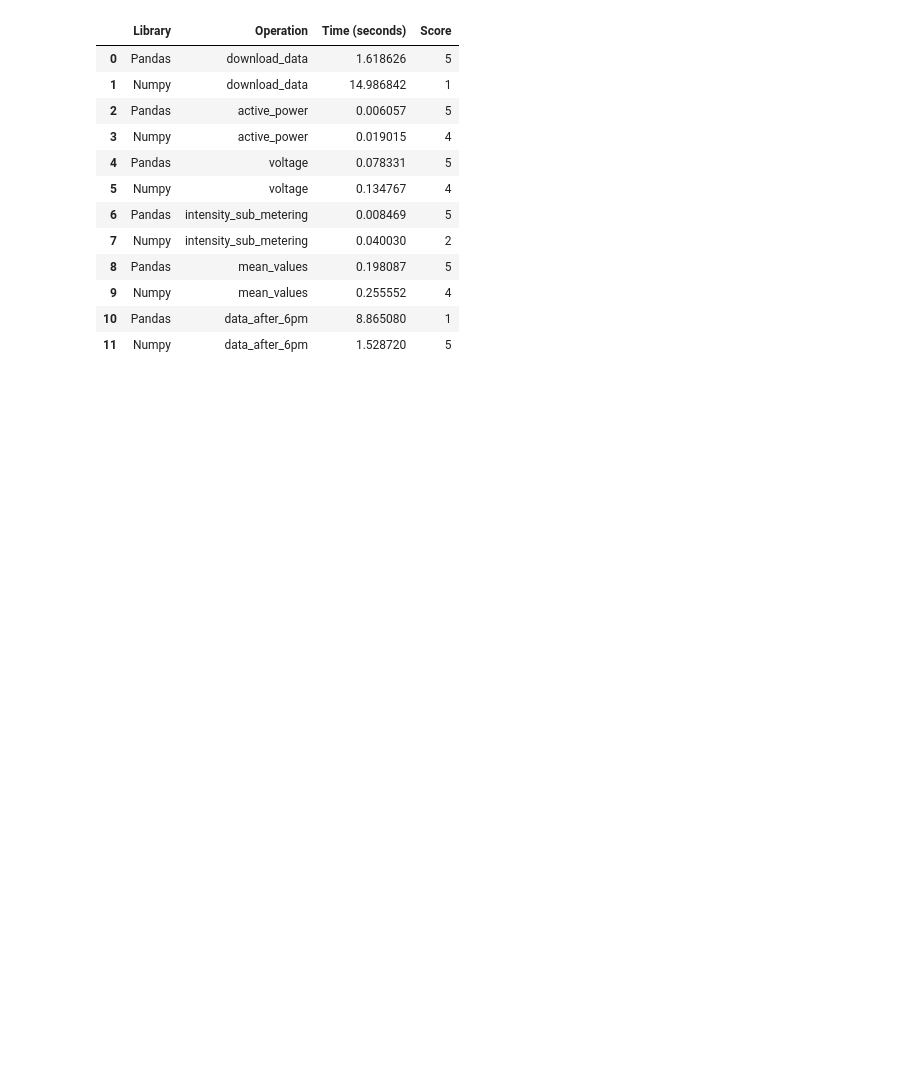
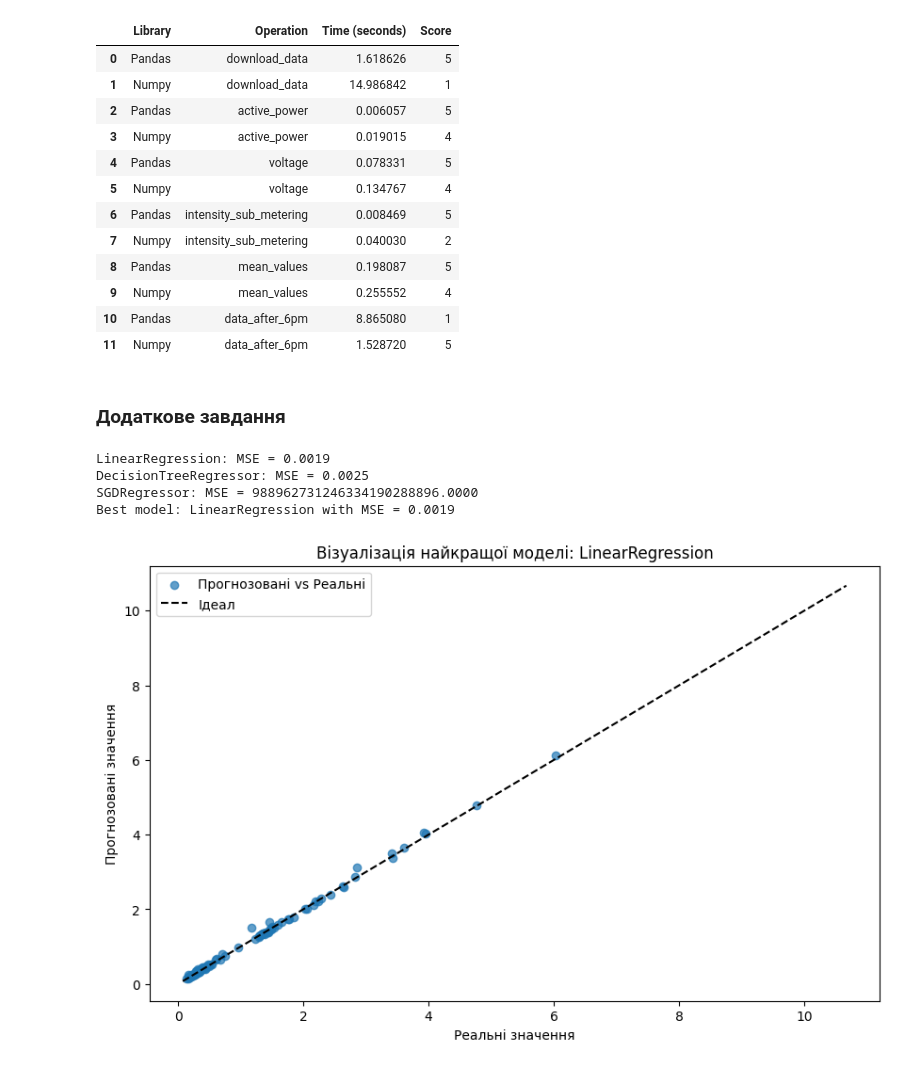
Before and after one commit to stellafff25/SP, a Jupyter notebook: Lab4/Lab4_1.ipynb, the cells around one changed output. Saved outputs shown, nothing was run; the diff lists cells and outputs as text; code cells hidden in the pictures; blank space fills up the shorter version.

```diff
--- a/Lab4/Lab4_1.ipynb
+++ b/Lab4/Lab4_1.ipynb
@@ -17,7 +17,7 @@ def download_data_pd(file_path):
         low_memory=False
     )
 
-    data_pd.dropna()
+    data_pd.dropna(inplace=True)
 
     data_pd['Date'] = pd.to_datetime(data_pd['Date'], format='%d/%m/%Y', errors='coerce')
 
@@ -355,3 +355,5 @@ scores
 | 9 | Numpy | mean_values | 0.255552 | 4 |
 | 10 | Pandas | data_after_6pm | 8.865080 | 1 |
 | 11 | Numpy | data_after_6pm | 1.528720 | 5 |
+# %% [markdown]
+### Додаткове завдання
@@ -357,0 +366,45 @@ scores
+# %%
+# Вибір основних атрибутів
+X = data_pd[['Global_reactive_power', 'Voltage', 'Global_intensity']]
+y = data_pd['Global_active_power']
+
+# 2. Розділення на навчальний і тестовий набір
+X_train, X_test, y_train, y_test = train_test_split(X, y, test_size=0.5, random_state=42)
+
+# 3. Ініціалізація моделей
+models = {
+    'LinearRegression': LinearRegression(),
+    'DecisionTreeRegressor': DecisionTreeRegressor(random_state=42),
+    'SGDRegressor': SGDRegressor(max_iter=5000, tol=1e-3, random_state=42)
+}
+
+# Навчання моделей і оцінка
+results = {}
+for name, model in models.items():
+    model.fit(X_train, y_train)
+    y_pred = model.predict(X_test)
+    mse = mean_squared_error(y_test, y_pred)
+    results[name] = mse
+    print(f'{name}: MSE = {mse:.4f}')
+
+# Вибір найкращої моделі
+best_model_name = min(results, key=results.get)
+best_model = models[best_model_name]
+print(f'Best model: {best_model_name} with MSE = {results[best_model_name]:.4f}')
+
+# 4. Візуалізація результатів для найкращої моделі
+y_pred_best = best_model.predict(X_test)
+plt.figure(figsize=(10, 6))
+plt.scatter(y_test[:100], y_pred_best[:100], alpha=0.7, label='Прогнозовані vs Реальні')
+plt.plot([y_test.min(), y_test.max()], [y_test.min(), y_test.max()], 'k--', label='Ідеал')
+plt.xlabel('Реальні значення')
+plt.ylabel('Прогнозовані значення')
+plt.title(f'Візуалізація найкращої моделі: {best_model_name}')
+plt.legend()
+plt.show()
+# %% [output]
+LinearRegression: MSE = 0.0019
+DecisionTreeRegressor: MSE = 0.0025
+SGDRegressor: MSE = 988962731246334190288896.0000
+Best model: LinearRegression with MSE = 0.0019
+[figure, added]
```
Also changed, not shown: parts of 1 cell of this notebook.
